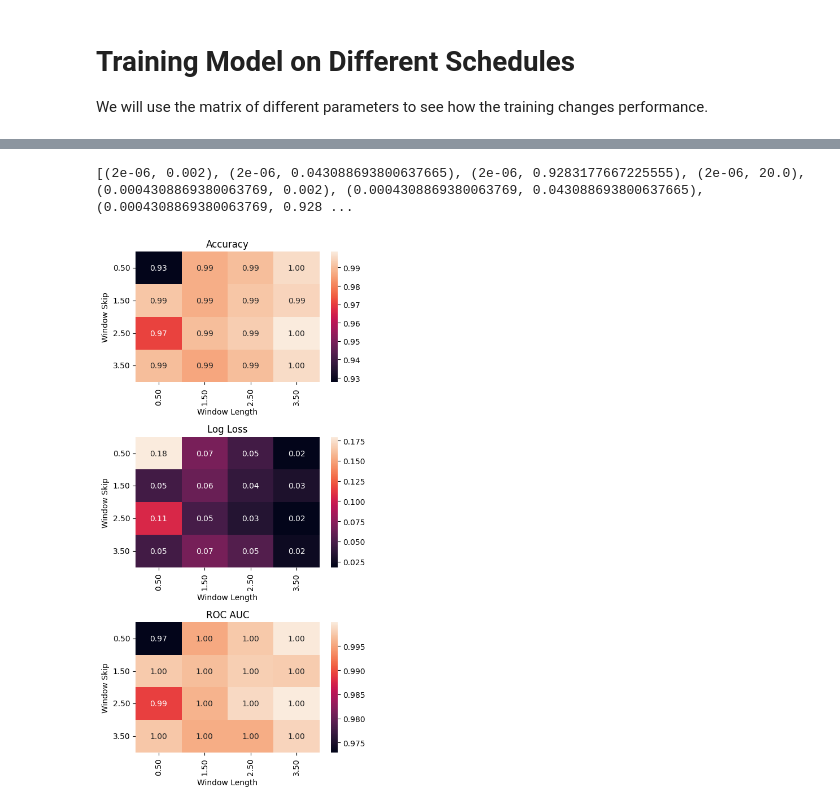
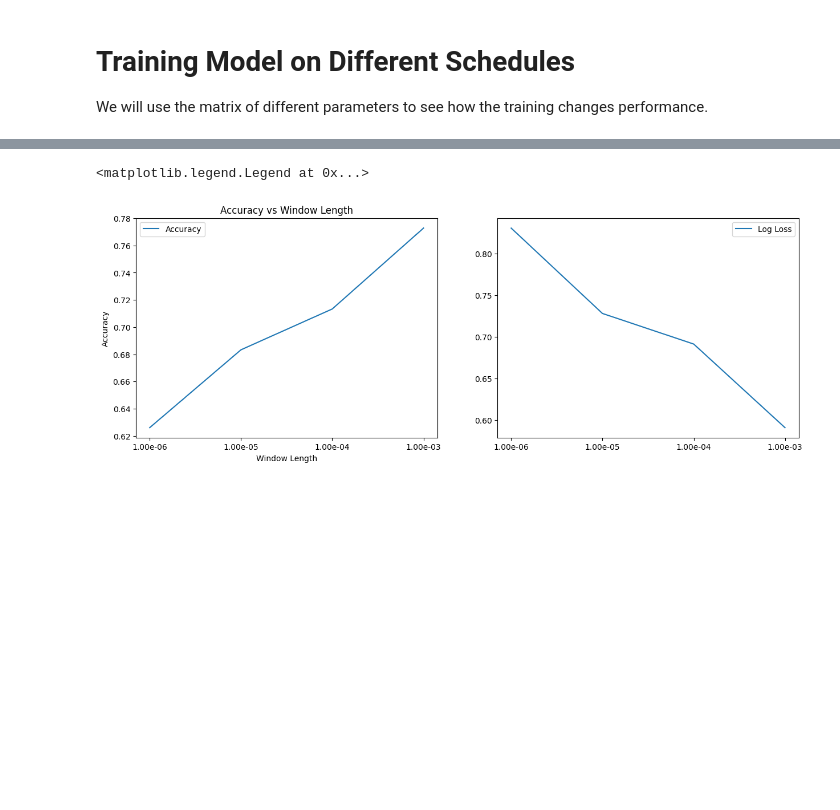
Before and after one commit to OlegKarandin/SampledAttackDetection, a Jupyter notebook: initial_tests.ipynb, the cells around one changed output, grey strips where cells are left out. Saved outputs shown, nothing was run; the diff lists cells and outputs as text; code cells hidden in the pictures; blank space fills up the shorter version.

Commit message:
Adding: Multiclass classification.
Add: Results

```diff
--- a/initial_tests.ipynb
+++ b/initial_tests.ipynb
@@ -73,7 +82,11 @@ sampler = DynamicWindowSampler(Path(csv_path))
 environment = Environment(sampler)
 min_necessary_classes = batch_size * 128
 
-samples_per_class = {Attack.BENIGN: min_necessary_classes, Attack.GENERAL: min_necessary_classes}
+if multiclass_classifcation:
+    samples_per_class = {attack: min_necessary_classes for attack in attacks_to_detect}
+    samples_per_class[Attack.BENIGN] = min_necessary_classes
+else:
+   samples_per_class = {Attack.BENIGN: min_necessary_classes, Attack.GENERAL: min_necessary_classes}
 
 # Create it
     # Ensure that the dataset is balanced.
@@ -130,7 +153,9 @@ for ws, wl in tqdm(options_matrix,desc='Creating datasets'):
     if os.path.exists(target_name):
         print(f"Will later be Loading {dataset_filename.format(ws, wl)} from {dataset_dir}")
         continue
-    sesh = generate_sessions(min_necessary_classes,ws,wl)
+    sesh = generate_sessions(ws,wl)
 
     ds_path = os.path.join(dataset_dir,dataset_filename.format(ws, wl))
-    save_flows_to_csv(sesh, ds_path, desired_features=desired_features, samples_per_class=samples_per_class,overwrite=True)
+    save_flows_to_csv(sesh, ds_path, desired_features=desired_features, samples_per_class=samples_per_class,overwrite=True, multiclass=multiclass_classifcation)
+
+!notify-send done
@@ -149,7 +179,7 @@ We will use the matrix of different parameters to see how the training changes p
 # This will be a function that will take flows calculated/loaded up above and will train the model.
 # It will return data of  the training and testing results to later be plotted in a loop that will call it
 import pandas as pd
-from sampleddetection.util.data import clean_dataset,train_classifier_XGBoost
+from sampleddetection.util.data import clean_dataset,train_classifier_XGBoost,train_multinary_classier_XGBoost
 from sklearn.model_selection import train_test_split
 features = [
             "label",
@@ -167,28 +197,27 @@ features = [
             "fwd_iat_mean",
             "fwd_iat_max",
             "fwd_iat_min",
-            "bwd_iat_max",
+          #  "bwd_iat_max",
             "bwd_iat_min",
             "bwd_iat_mean",
             "pkt_len_min",
             "pkt_len_max",
             "pkt_len_mean",
 ]
-attacks_to_detect = [
-    Attack.SLOWLORIS
-]
+
 
 def evaluate_performance(df: pd.DataFrame, ws: float, wl: float) -> Dict:
     """Evaluate the performance of the model with the given dataset."""
     # Clean the dataset
-    df_ddos = clean_dataset(df,features, attacks_to_detect)
+    df_ddos = clean_dataset(df,features, attacks_to_detect, group_attacks=False)
 
     # Train the Model
     X_train, X_test, y_train, y_test = train_test_split(
         df_ddos.drop(columns=["label"]), df_ddos["label"], test_size=0.3
     )
 
-    mode, evals = train_classifier_XGBoost(X_train,  y_train,X_test, y_test)
+    #mode, evals = train_classifier_XGBoost(X_train,  y_train,X_test, y_test)
+    mode, evals =  train_multinary_classier_XGBoost(X_train,  y_train,X_test, y_test)
 
     return evals
 # %%
@@ -207,7 +236,7 @@ for ws, wl in tqdm(options_matrix,desc='Evaluating datasets'):
     metrics = evaluate_performance(df, ws, wl)
     accuracies.append(metrics["accuracy"])
     log_losses.append(metrics["log_loss"])
-    roc_aucs.append(metrics["roc_auc"])
+    #roc_aucs.append(metrics["roc_auc"])
 
 # Plot
 # %% [output]
@@ -286,4 +259,0 @@ Name: count, dtype: int64
-# %%
-print(options_matrix)
-# %% [output]
-[(2e-06, 0.002), (2e-06, 0.043088693800637665), (2e-06, 0.9283177667225555), (2e-06, 20.0), (0.0004308869380063769, 0.002), (0.0004308869380063769, 0.043088693800637665), (0.0004308869380063769, 0.928 ...
@@ -290,4 +263,25 @@ print(options_matrix)
+# %%
+# Simple Graph disregarding winskips
+
+# Setup the figure
+fig, ax = plt.subplots(1, 2, figsize=(15, 5))
+
+wl_notation = [f"{wl:.2e}" for wl in window_lengths]
+
+# Plot dotted curve  with seaborn
+sns.lineplot(x=wl_notation, y=accuracies, ax=ax[0], label="Accuracy")
+sns.lineplot(x=wl_notation, y=log_losses, ax=ax[1], label="Log Loss")
+
+# Set the labels
+ax[0].set_xlabel("Window Length")
+ax[0].set_ylabel("Accuracy")
+ax[0].set_title("Accuracy vs Window Length")
+ax[0].legend()
+# %% [output]
+<matplotlib.legend.Legend at 0x...>
+[figure, added]
 # %%
+# Heat Map Plotting(FOR BINARY CLASSIFICATION ONLY FOR NOW)
 import matplotlib.pyplot as plt
 import seaborn as sns
 from matplotlib.ticker import LogFormatter
@@ -295,36 +289,30 @@ from matplotlib.ticker import FormatStrFormatter
 
 #winskips = [f"{ws:.2f}" for ws, wl in options_matrix]
 #winlens = [f"{wl:.2f}" for ws, wl in options_matrix]
-winskips = [f"{i}" for i in np.linspace(-6, 1, 4)]
-winlens = [f"{i}" for i in np.linspace(-3, 1, 4)]
+winskips = [f"{i:.2e}" for i in np.logspace(-6, 1, 1)]
+winlens = [f"{i:.2e}" for i in np.logspace(-3, 1, 4)]
+# Format these with scientific (1e-6) notation
 
 fig, ax = plt.subplots(3,1,figsize=(5,10))
 
 #formatter = LogFormatter(10, labelOnlyBase=False)
-formatter = FormatStrFormatter("%.2f")
 
-sns.heatmap(np.array(accuracies).reshape(4,4),ax=ax[0],annot=True,fmt=".2f", xticklabels=winskips, yticklabels=winlens)
+print(winskips)
+
+sns.heatmap(np.array(accuracies).reshape(1,4),ax=ax[0],annot=True,fmt=".2f", xticklabels=winskips, yticklabels=winlens)
 ax[0].set_title("Accuracy")
 ax[0].set_xlabel("Window Length")
 ax[0].set_ylabel("Window Skip")
-ax[0].xaxis.set_major_formatter(formatter)
-ax[0].yaxis.set_major_formatter(formatter)
 
-sns.heatmap(np.array(log_losses).reshape(4,4),ax=ax[1],annot=True,fmt=".2f",xticklabels=winskips, yticklabels=winlens)
+sns.heatmap(np.array(log_losses).reshape(1,4),ax=ax[1],annot=True,fmt=".2f",xticklabels=winskips, yticklabels=winlens)
 ax[1].set_title("Log Loss")
 ax[1].set_xlabel("Window Length")
 ax[1].set_ylabel("Window Skip")
-ax[1].xaxis.set_major_formatter(formatter)
-ax[1].yaxis.set_major_formatter(formatter)
 
-sns.heatmap(np.array(roc_aucs).reshape(4,4),ax=ax[2],annot=True,fmt=".2f",xticklabels=winskips, yticklabels=winlens)
-ax[2].set_title("ROC AUC")
-ax[2].set_xlabel("Window Length")
-ax[2].set_ylabel("Window Skip")
-ax[2].xaxis.set_major_formatter(formatter)
-ax[2].yaxis.set_major_formatter(formatter)
+#sns.heatmap(np.array(roc_aucs).reshape(1,4),ax=ax[2],annot=True,fmt=".2f",xticklabels=winskips, yticklabels=winlens)
+#ax[2].set_title("ROC AUC")
+#ax[2].set_xlabel("Window Length")
+#ax[2].set_ylabel("Window Skip")
 
 plt.tight_layout()
 plt.show()
-# %% [output]
-[figure, removed]
```
Also changed, not shown: parts of 7 cells of this notebook, 5 other files.
